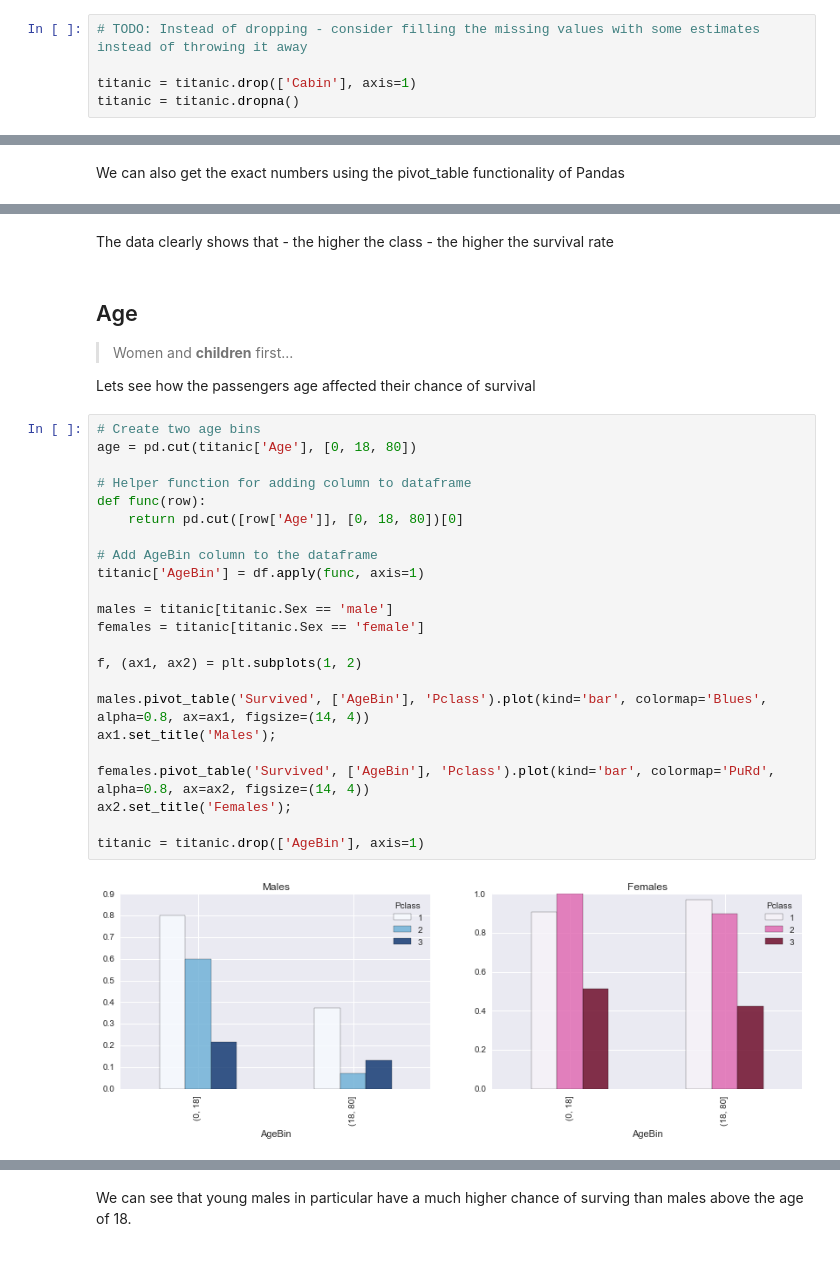
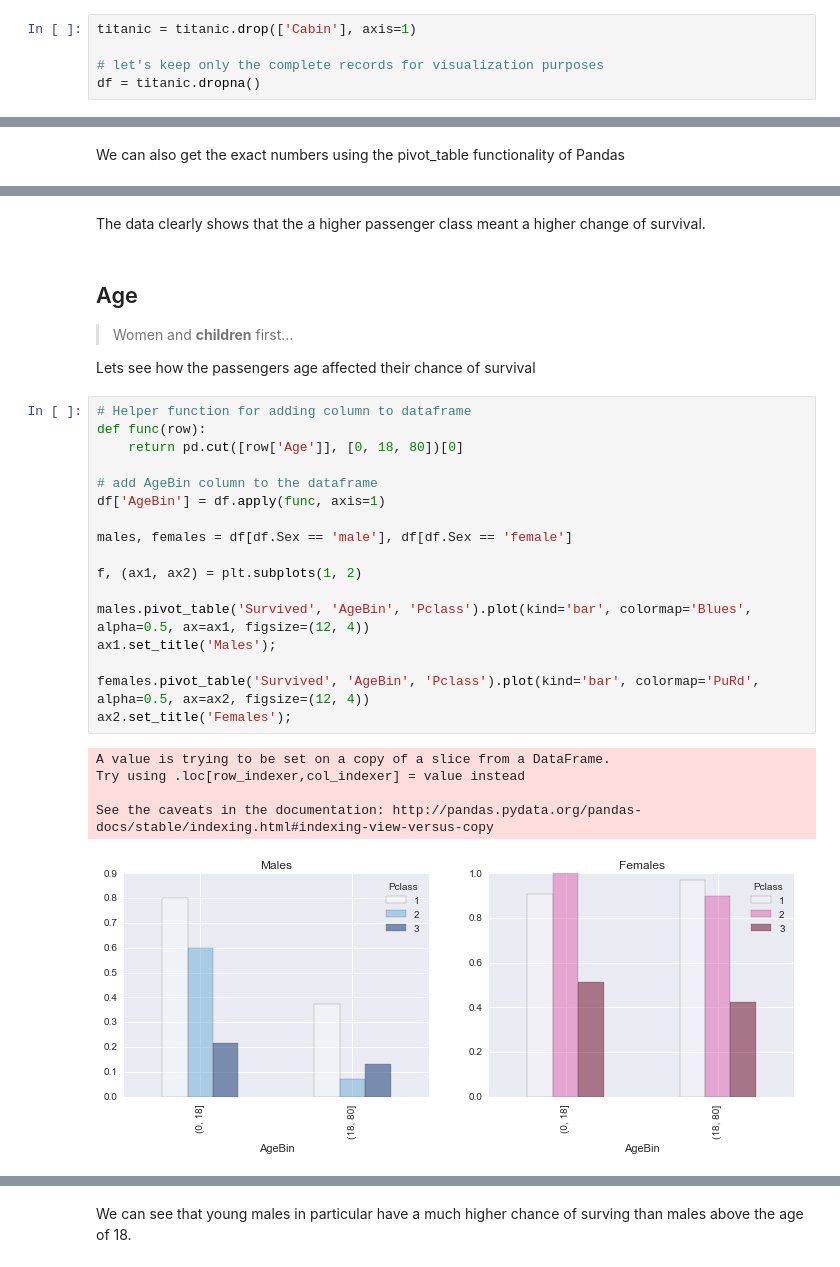
Before and after one commit to thomalm/kaggle, a Jupyter notebook: titanic/Titanic.ipynb, the cells around one changed output, grey strips where cells are left out. Cells and saved outputs as stored; diff of their text form.

```diff
--- a/titanic/Titanic.ipynb
+++ b/titanic/Titanic.ipynb
@@ -72,8 +71,8 @@ Cabin seems to have a lot of missing values, so we drop it..
-# %%
-# TODO: Instead of dropping - consider filling the missing values with some estimates instead of throwing it away
-
-titanic = titanic.drop(['Cabin'], axis=1)
-titanic = titanic.dropna()
+# %%
+titanic = titanic.drop(['Cabin'], axis=1)
+
+# let's keep only the complete records for visualization purposes
+df = titanic.dropna()
 # %% [markdown]
 Lets see how many rows we have left
 # %%
@@ -184,7 +179,7 @@ titanic.pivot_table('Survived', index='Sex', columns='Pclass')
 | female | 0.963855 | 0.918919 | 0.460784 |
 | male | 0.396040 | 0.151515 | 0.150198 |
 # %% [markdown]
-The data clearly shows that - the higher the class - the higher the survival rate
+The data clearly shows that the a higher passenger class meant a higher change of survival.
 # %% [markdown]
 ## Age
 
@@ -192,27 +187,25 @@ The data clearly shows that - the higher the class - the higher the survival rat
 
 Lets see how the passengers age affected their chance of survival
 # %%
-# Create two age bins
-age = pd.cut(titanic['Age'], [0, 18, 80])
-
 # Helper function for adding column to dataframe
 def func(row):
     return pd.cut([row['Age']], [0, 18, 80])[0]
 
-# Add AgeBin column to the dataframe
-titanic['AgeBin'] = df.apply(func, axis=1)
+# add AgeBin column to the dataframe
+df['AgeBin'] = df.apply(func, axis=1)
 
-males = titanic[titanic.Sex == 'male']
-females = titanic[titanic.Sex == 'female']
+males, females = df[df.Sex == 'male'], df[df.Sex == 'female']
 
 f, (ax1, ax2) = plt.subplots(1, 2)
 
-males.pivot_table('Survived', ['AgeBin'], 'Pclass').plot(kind='bar', colormap='Blues', alpha=0.8, ax=ax1, figsize=(14, 4))
+males.pivot_table('Survived', 'AgeBin', 'Pclass').plot(kind='bar', colormap='Blues', alpha=0.5, ax=ax1, figsize=(12, 4))
 ax1.set_title('Males');
 
-females.pivot_table('Survived', ['AgeBin'], 'Pclass').plot(kind='bar', colormap='PuRd', alpha=0.8, ax=ax2, figsize=(14, 4))
+females.pivot_table('Survived', 'AgeBin', 'Pclass').plot(kind='bar', colormap='PuRd', alpha=0.5, ax=ax2, figsize=(12, 4))
 ax2.set_title('Females');
-
-titanic = titanic.drop(['AgeBin'], axis=1)
 # %% [output]
+A value is trying to be set on a copy of a slice from a DataFrame.
+Try using .loc[row_indexer,col_indexer] = value instead
+
+See the caveats in the documentation: http://pandas.pydata.org/pandas-docs/stable/indexing.html#indexing-view-versus-copy
-[figure, old version]
+[figure, new version]
```
Also changed, not shown: parts of 41 cells of this notebook.
